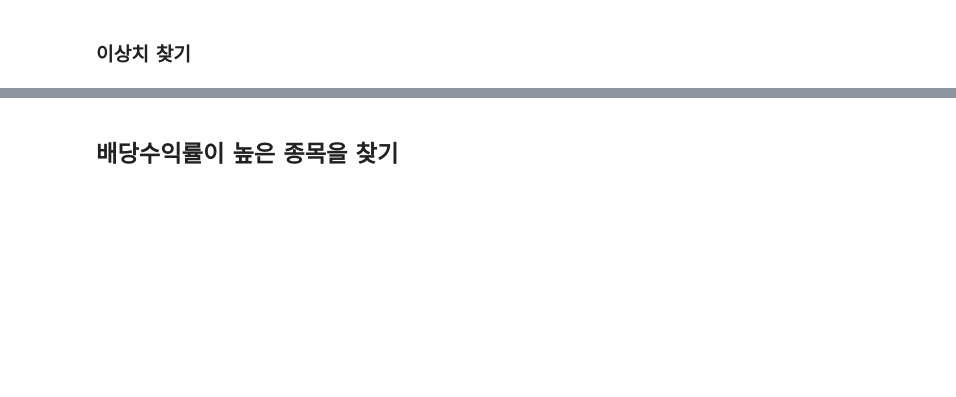
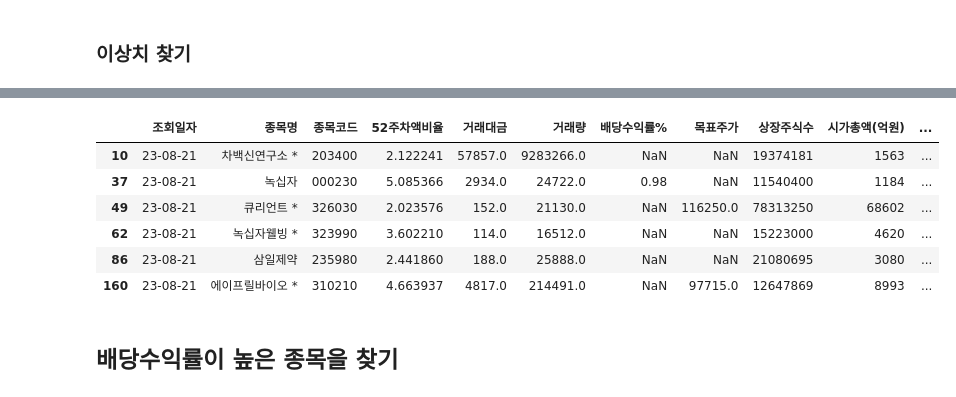
Before and after one commit to jamjamzo/finance-data-analysis, a Jupyter notebook: 5.3 업종 테마 분석-input.ipynb, the cells around one changed output, grey strips where cells are left out. Drawn from its saved outputs; the diff is of its cells as text; code cells hidden in the pictures; blank space fills up the shorter version.

```diff
--- a/5.3 업종 테마 분석-input.ipynb
+++ b/5.3 업종 테마 분석-input.ipynb
@@ -343,8 +343,7 @@ cols = ['조회일자', '종목명', '종목코드', '52주차액비율', '거
         'PER(배)', 'EPS(원)', 'PBR(배)', 'BPS(원)']
 # %%
 # 전체 데이터프레임에서 cols 컬럼만 가져와서 봅니다.
-df = df[cols].copy()
-df.shape
+df[cols].shape
 # %% [output]
 (162, 20)
 # %% [markdown]
@@ -424,5 +481,14 @@ r이 +0.7과 +1.0 사이이면, 강한 양적 선형관계
 # %%
 # "PBR(배)"의 이상치를 찾습니다.
+df.loc[df['PBR(배)'] > 20, cols]
+# %% [output]
+|  | 조회일자 | 종목명 | 종목코드 | 52주차액비율 | 거래대금 | 거래량 | 배당수익률% | 목표주가 | 상장주식수 | 시가총액(억원) | ... |
+| 10 | 23-08-21 | 차백신연구소 * | 203400 | 2.122241 | 57857.0 | 9283266.0 | NaN | NaN | 19374181 | 1563 | ... |
+| 37 | 23-08-21 | 녹십자 | 000230 | 5.085366 | 2934.0 | 24722.0 | 0.98 | NaN | 11540400 | 1184 | ... |
+| 49 | 23-08-21 | 큐리언트 * | 326030 | 2.023576 | 152.0 | 21130.0 | NaN | 116250.0 | 78313250 | 68602 | ... |
+| 62 | 23-08-21 | 녹십자웰빙 * | 323990 | 3.602210 | 114.0 | 16512.0 | NaN | NaN | 15223000 | 4620 | ... |
+| 86 | 23-08-21 | 삼일제약 | 235980 | 2.441860 | 188.0 | 25888.0 | NaN | NaN | 21080695 | 3080 | ... |
+| 160 | 23-08-21 | 에이프릴바이오 * | 310210 | 4.663937 | 4817.0 | 214491.0 | NaN | 97715.0 | 12647869 | 8993 | ... |
 # %% [markdown]
 ## 배당수익률이 높은 종목을 찾기
 # %%
```
Also changed, not shown: parts of 21 cells of this notebook.
